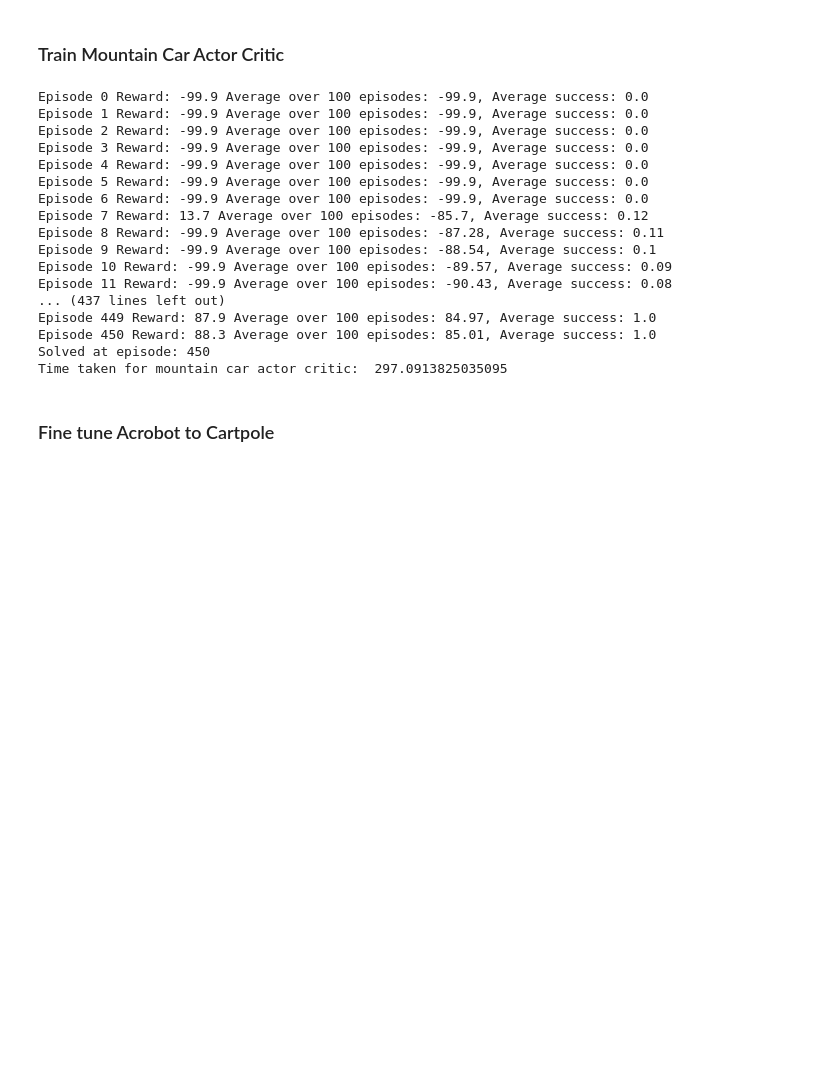
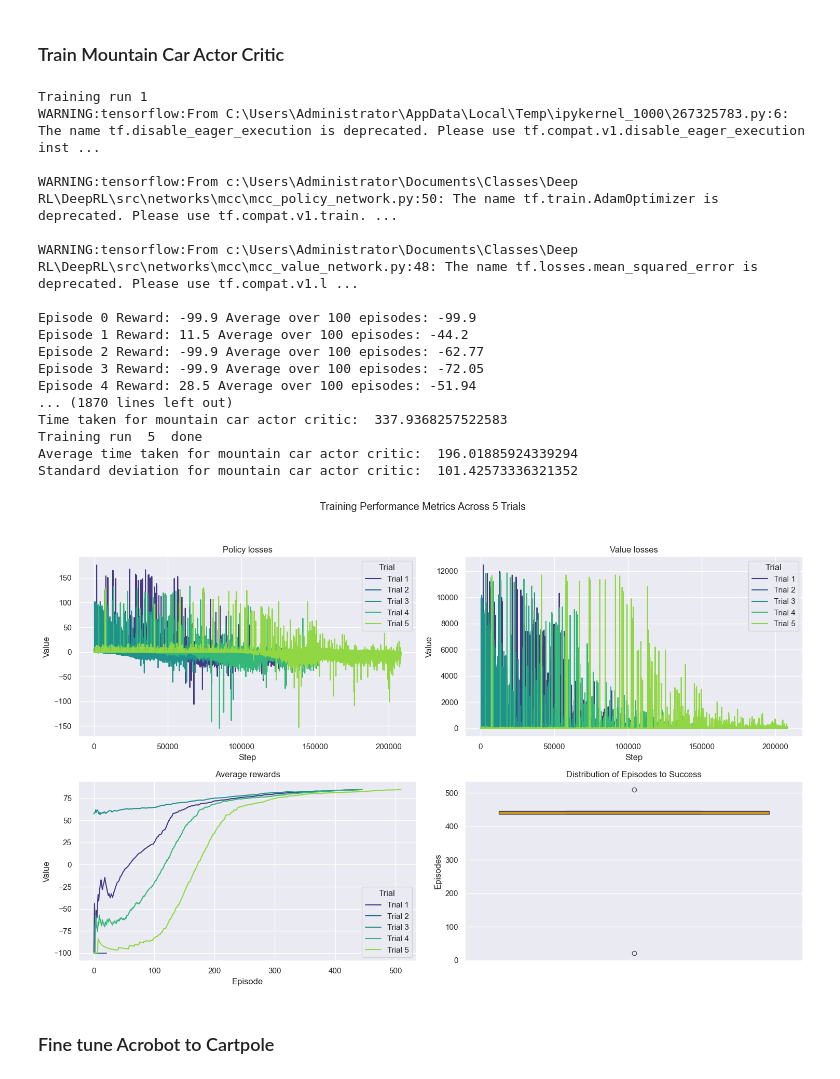
Before and after one commit to amaruy/DeepRL, a Jupyter notebook: experiments.ipynb, the cells around one changed output. Saved outputs shown, nothing was run; the diff lists cells and outputs as text; code cells hidden in the pictures; blank space fills up the shorter version.

```diff
--- a/experiments.ipynb
+++ b/experiments.ipynb
@@ -87,34 +169,45 @@ Time taken for acrobot actor critic:  56.10072207450867
 ### Train Mountain Car Actor Critic
 # %%
 from src.actor_critic.mcc import MccActorCritic
-
-tf.compat.v1.disable_eager_execution()
-tf.compat.v1.reset_default_graph()
-start = time.time()
-agent = MccActorCritic(0.99, 0.00001, 0.00055, config.mcc_run_results_path, render=True)
-with tf.compat.v1.Session() as sess:
-    sess.run(tf.compat.v1.global_variables_initializer())
-    agent.train(sess, save_model=True)
-end = time.time()
-print("Time taken for mountain car actor critic: ", end - start)
+times = []
+save_dir = 'results/actor_critic/mcc/mcc_actor_critic'
+for i in range(5):
+    print(f"Training run {i+1}")
+    tf.compat.v1.disable_eager_execution()
+    tf.compat.v1.reset_default_graph()
+    start = time.time()
+    agent = MccActorCritic(0.99, 0.00001, 0.00055, f'{save_dir}_{i}.pickle', render=False)
+    with tf.compat.v1.Session() as sess:
+        sess.run(tf.compat.v1.global_variables_initializer())
+        agent.train(sess, save_model=True)
+    end = time.time()
+    print("Time taken for mountain car actor critic: ", end - start)
+    print("Training run ", i+1, " done")
+    times.append(end-start)
+print("Average time taken for mountain car actor critic: ", np.mean(times))
+print("Standard deviation for mountain car actor critic: ", np.std(times))
 # %% [output]
-Episode 0 Reward: -99.9 Average over 100 episodes: -99.9, Average success: 0.0
-Episode 1 Reward: -99.9 Average over 100 episodes: -99.9, Average success: 0.0
-Episode 2 Reward: -99.9 Average over 100 episodes: -99.9, Average success: 0.0
-Episode 3 Reward: -99.9 Average over 100 episodes: -99.9, Average success: 0.0
-Episode 4 Reward: -99.9 Average over 100 episodes: -99.9, Average success: 0.0
-Episode 5 Reward: -99.9 Average over 100 episodes: -99.9, Average success: 0.0
-Episode 6 Reward: -99.9 Average over 100 episodes: -99.9, Average success: 0.0
-Episode 7 Reward: 13.7 Average over 100 episodes: -85.7, Average success: 0.12
-Episode 8 Reward: -99.9 Average over 100 episodes: -87.28, Average success: 0.11
-Episode 9 Reward: -99.9 Average over 100 episodes: -88.54, Average success: 0.1
-Episode 10 Reward: -99.9 Average over 100 episodes: -89.57, Average success: 0.09
-Episode 11 Reward: -99.9 Average over 100 episodes: -90.43, Average success: 0.08
-... (437 lines left out)
-Episode 449 Reward: 87.9 Average over 100 episodes: 84.97, Average success: 1.0
-Episode 450 Reward: 88.3 Average over 100 episodes: 85.01, Average success: 1.0
-Solved at episode: 450
-Time taken for mountain car actor critic:  297.0913825035095
+Training run 1
+WARNING:tensorflow:From C:\Users\Administrator\AppData\Local\Temp\ipykernel_1000\267325783.py:6: The name tf.disable_eager_execution is deprecated. Please use tf.compat.v1.disable_eager_execution inst ...
+
+WARNING:tensorflow:From c:\Users\Administrator\Documents\Classes\Deep RL\DeepRL\src\networks\mcc\mcc_policy_network.py:50: The name tf.train.AdamOptimizer is deprecated. Please use tf.compat.v1.train. ...
+
+WARNING:tensorflow:From c:\Users\Administrator\Documents\Classes\Deep RL\DeepRL\src\networks\mcc\mcc_value_network.py:48: The name tf.losses.mean_squared_error is deprecated. Please use tf.compat.v1.l ...
+
+Episode 0 Reward: -99.9 Average over 100 episodes: -99.9
+Episode 1 Reward: 11.5 Average over 100 episodes: -44.2
+Episode 2 Reward: -99.9 Average over 100 episodes: -62.77
+Episode 3 Reward: -99.9 Average over 100 episodes: -72.05
+Episode 4 Reward: 28.5 Average over 100 episodes: -51.94
+... (1870 lines left out)
+Time taken for mountain car actor critic:  337.9368257522583
+Training run  5  done
+Average time taken for mountain car actor critic:  196.01885924339294
+Standard deviation for mountain car actor critic:  101.42573336321352
+# %%
+load_and_display_aggregated_performance(save_dir, trials=5)
+# %% [output]
+[figure, added]
 # %% [markdown]
 ### Fine tune Acrobot to Cartpole
 # %%
```
Also changed, not shown: parts of 16 cells of this notebook, 5 other files.
